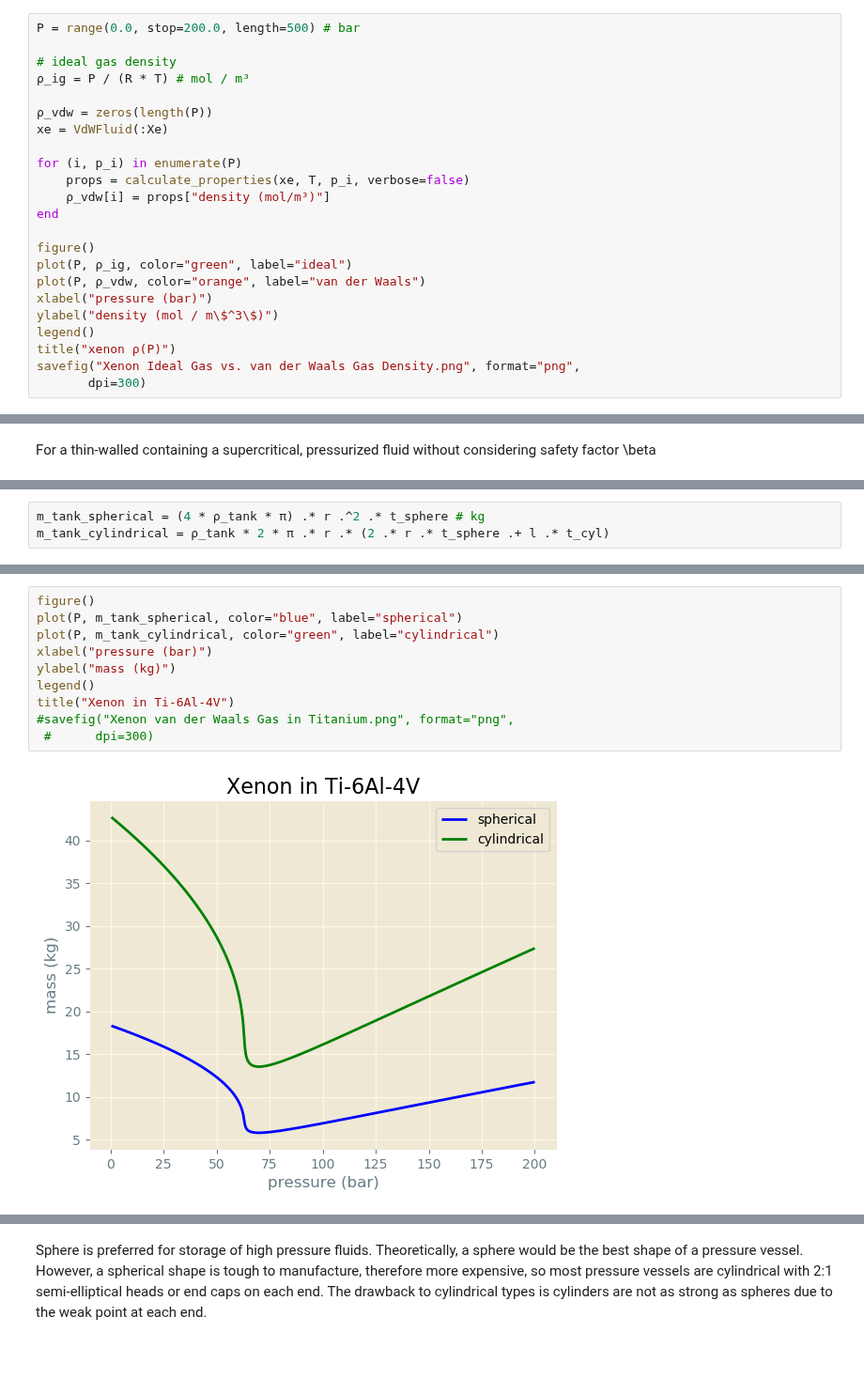
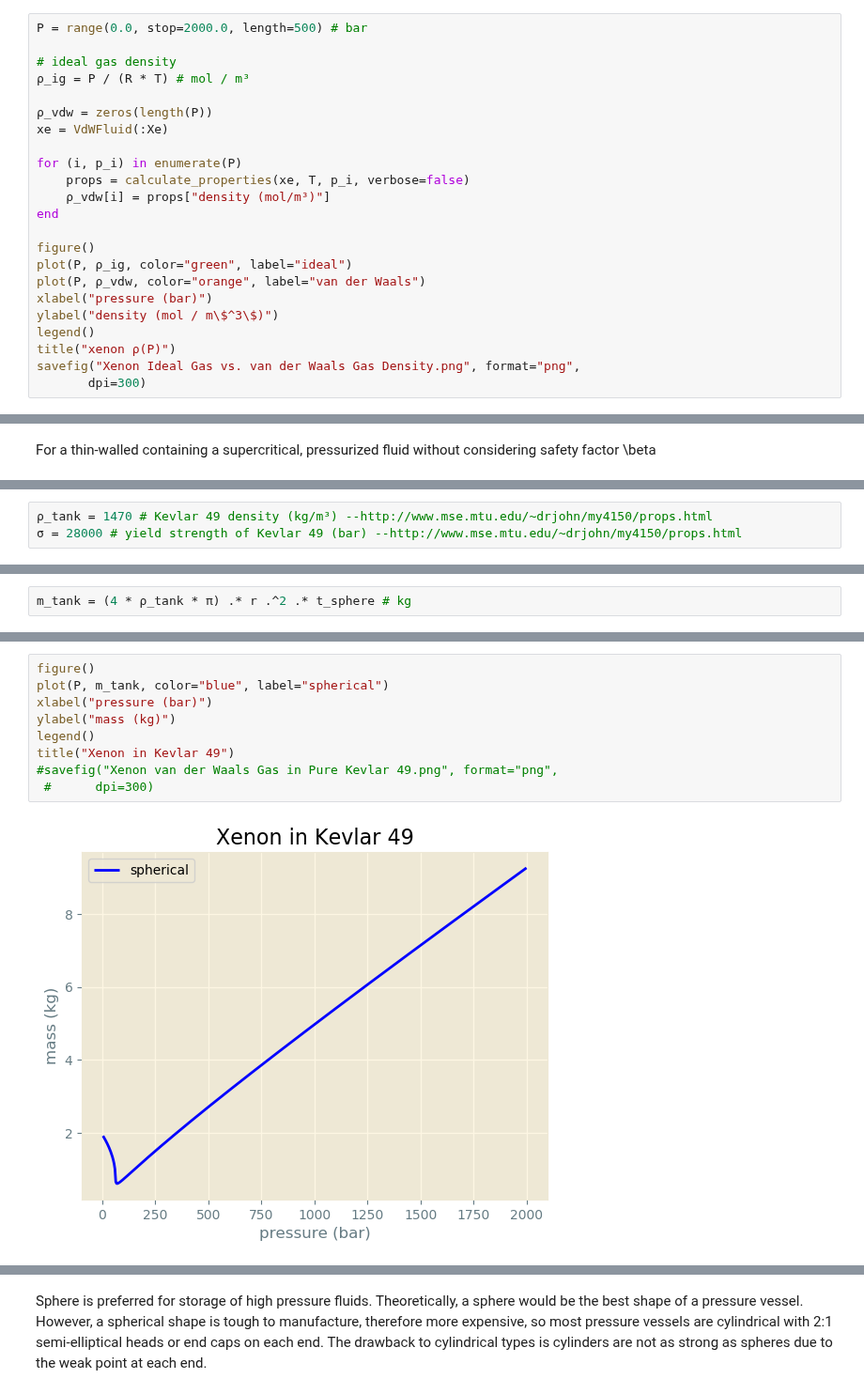
Before and after one commit to SimonEnsemble/PropellantStorage, a Jupyter notebook: Xe_Propellant_Storage.ipynb, the cells around one changed output, grey strips where cells are left out. Shown at 94% size. Cells and saved outputs as stored; diff of their text form; blank space fills up the shorter version.

```diff
--- a/Xe_Propellant_Storage.ipynb
+++ b/Xe_Propellant_Storage.ipynb
@@ -34,7 +34,7 @@ m_p = 1000 # mol
 # %% [output]
 1000
 # %%
-P = range(0.0, stop=200.0, length=500) # bar
+P = range(0.0, stop=2000.0, length=500) # bar
 
 # ideal gas density
 ρ_ig = P / (R * T) # mol / m³
@@ -96,0 +92,3 @@ For a thin-walled containing a supercritical, pressurized fluid without consider
+# %%
+ρ_tank = 1470 # Kevlar 49 density (kg/m³) --http://www.mse.mtu.edu/~drjohn/my4150/props.html
+σ = 28000 # yield strength of Kevlar 49 (bar) --http://www.mse.mtu.edu/~drjohn/my4150/props.html
@@ -164,6 +151,5 @@ The mass of the tank can be found using the inner radius, the density of the tan
 # %%
-m_tank_spherical = (4 * ρ_tank * π) .* r .^2 .* t_sphere # kg
-m_tank_cylindrical = ρ_tank * 2 * π .* r .* (2 .* r .* t_sphere .+ l .* t_cyl)
+m_tank = (4 * ρ_tank * π) .* r .^2 .* t_sphere # kg
 # %% [output]
 500-element Array{Float64,1}:
  NaN
@@ -185,12 +171,11 @@ m_tank_cylindrical = ρ_tank * 2 * π .* r .* (2 .* r .* t_sphere .+ l .* t_cyl)
 # %%
 figure()
-plot(P, m_tank_spherical, color="blue", label="spherical")
-plot(P, m_tank_cylindrical, color="green", label="cylindrical")
+plot(P, m_tank, color="blue", label="spherical")
 xlabel("pressure (bar)")
 ylabel("mass (kg)")
 legend()
-title("Xenon in Ti-6Al-4V")
-#savefig("Xenon van der Waals Gas in Titanium.png", format="png",
+title("Xenon in Kevlar 49")
+#savefig("Xenon van der Waals Gas in Pure Kevlar 49.png", format="png",
  #      dpi=300)
 # %% [output]
-[figure, old version]
+[figure, new version]
```
Also changed, not shown: parts of 16 cells of this notebook.
